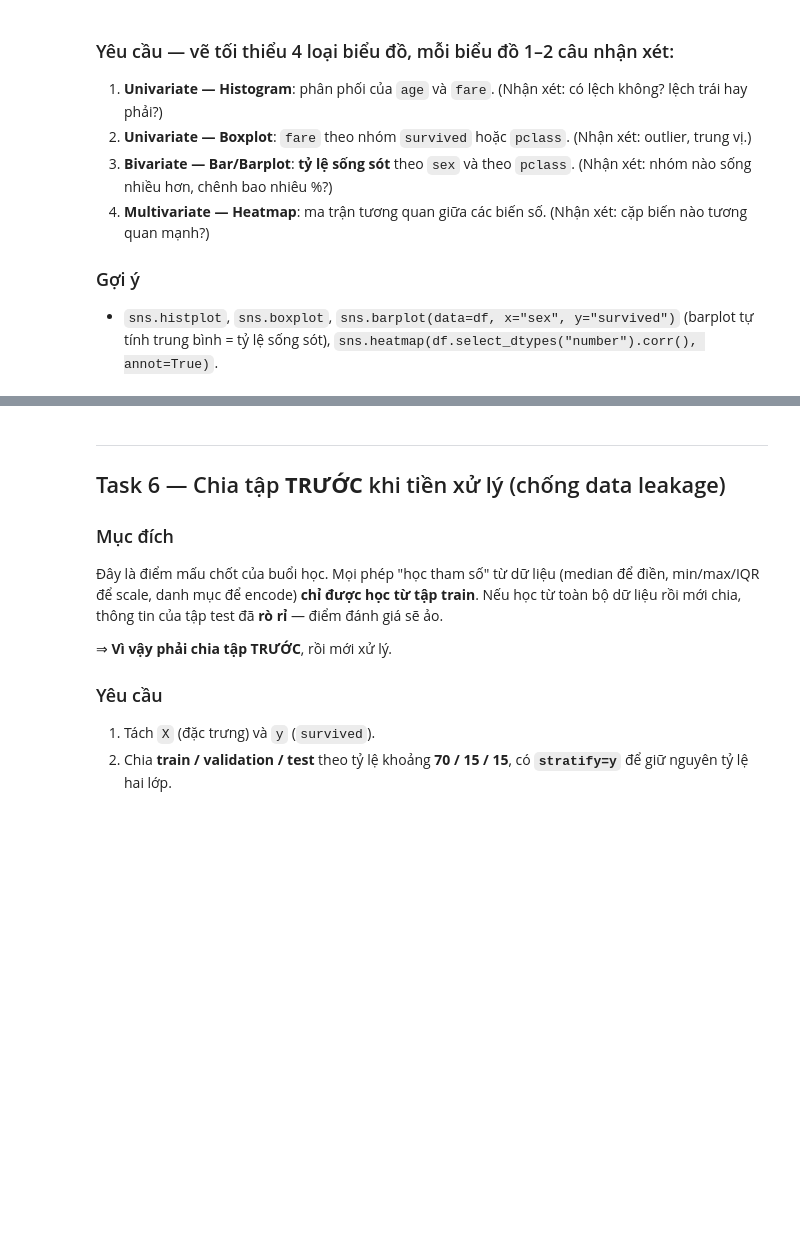
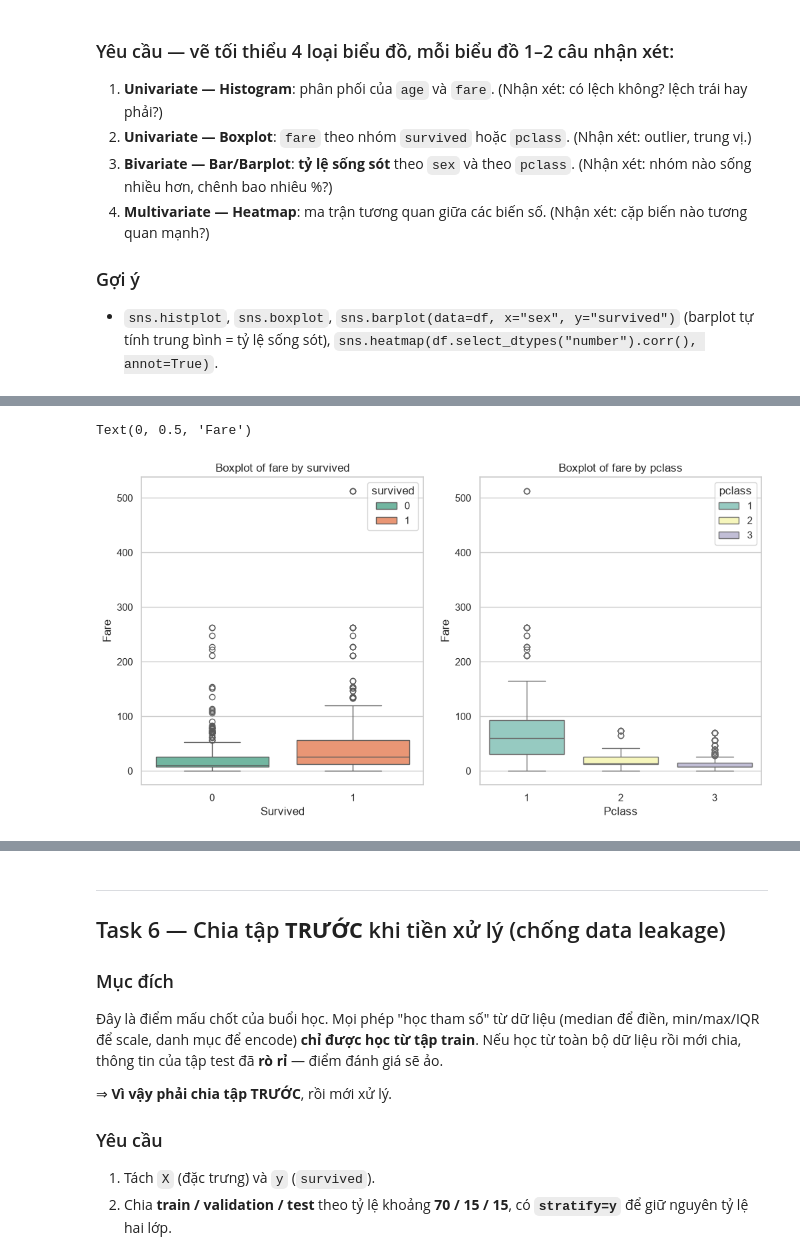
Before and after one commit to mliotlab/mliot-pyml-2026-hw, a Jupyter notebook: week03/baitap_buoi5_titanic.ipynb, the cells around one changed output, grey strips where cells are left out. Saved outputs shown, nothing was run; the diff lists cells and outputs as text; code cells hidden in the pictures; blank space fills up the shorter version.

```diff
--- a/week03/baitap_buoi5_titanic.ipynb
+++ b/week03/baitap_buoi5_titanic.ipynb
@@ -218,0 +328,17 @@ EDA là môn học về **nhìn** dữ liệu. Mỗi biểu đồ phải trả l
+# %%
+# TODO 5b: Boxplot fare theo survived hoặc pclass
+plt.figure(figsize=(12, 6))
+plt.subplot(1, 2, 1)
+sns.boxplot(x='survived', y='fare', data=df, hue='survived', palette='Set2')
+plt.title('Boxplot of fare by survived')
+plt.xlabel('Survived')
+plt.ylabel('Fare')
+
+plt.subplot(1, 2, 2)
+sns.boxplot(x='pclass', y='fare', data=df, hue='pclass', palette='Set3')
+plt.title('Boxplot of fare by pclass')
+plt.xlabel('Pclass')
+plt.ylabel('Fare')
+# %% [output]
+Text(0, 0.5, 'Fare')
+[figure, added]
```
Also changed, not shown: parts of 36 cells of this notebook.
